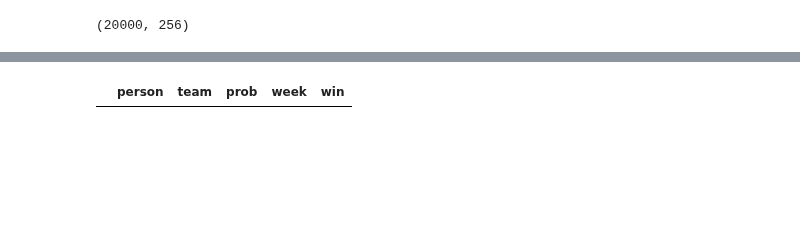
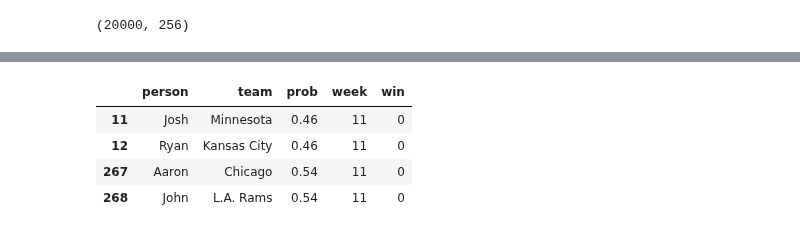
Before and after one commit to rytido/justfun, a Jupyter notebook: WinsPool.ipynb, the cells around one changed output, grey strips where cells are left out. Cells and saved outputs as stored; diff of their text form; code cells hidden in the pictures; blank space fills up the shorter version.

```diff
--- a/WinsPool.ipynb
+++ b/WinsPool.ipynb
@@ -312,9 +312,13 @@ open("report.txt", "w").write(text)
 # %%
 # games left for given week
-df_union[(df_union.prob!=0) & (df_union.prob!=1) & (df_union.week==10)]
+df_union[(df_union.prob!=0) & (df_union.prob!=1) & (df_union.week==11)]
 #df_union[(df_union.week==10)]
 # %% [output]
 |  | person | team | prob | week | win |
+| 11 | Josh | Minnesota | 0.46 | 11 | 0 |
+| 12 | Ryan | Kansas City | 0.46 | 11 | 0 |
+| 267 | Aaron | Chicago | 0.54 | 11 | 0 |
+| 268 | John | L.A. Rams | 0.54 | 11 | 0 |
 # %%
 # scores by week
 df_totals = df_union[(df_union.prob==0) | (df_union.prob==1)].groupby(['week', 'person']).sum().reset_index()
```
Also changed, not shown: parts of 10 cells of this notebook, 4 other files.
